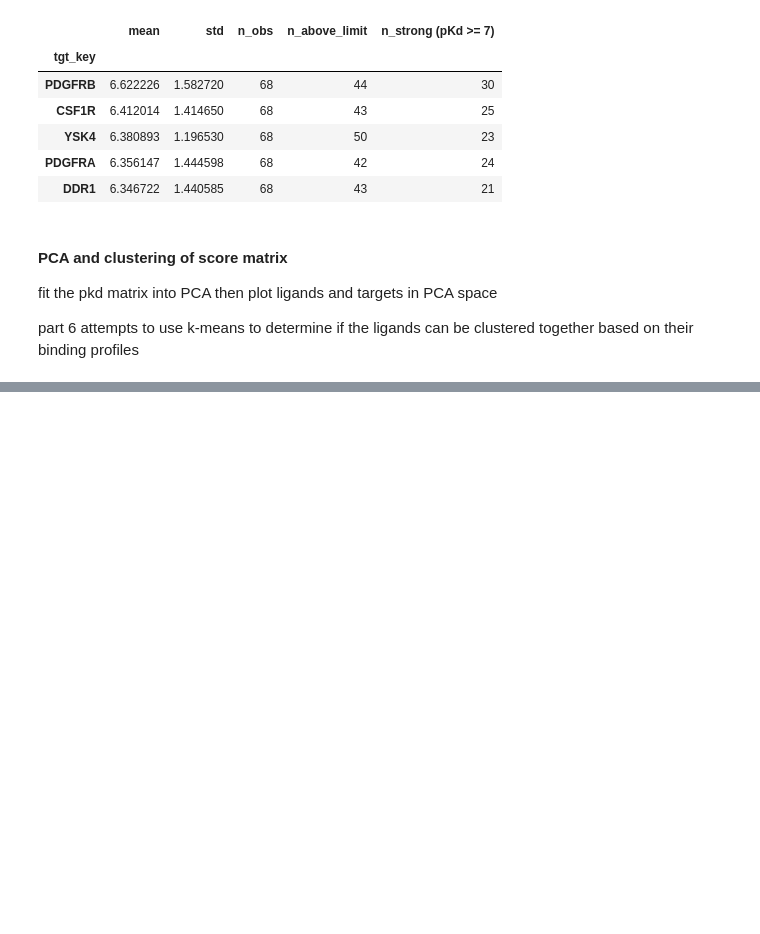
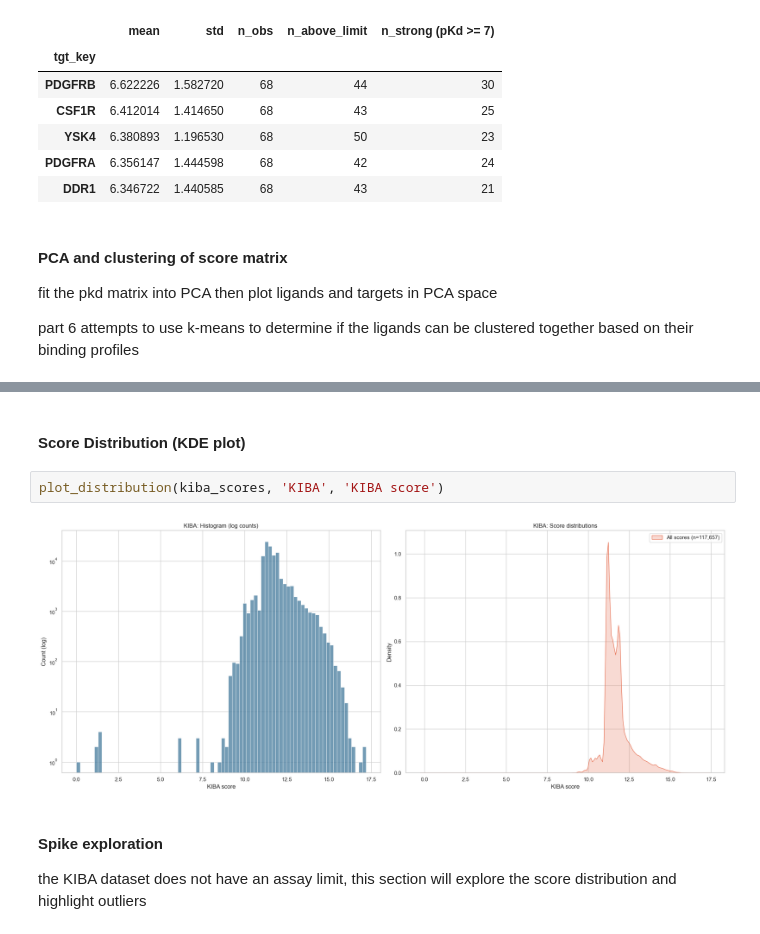
Before and after one commit to Dangomimikyu/SC4020-DataMining, a Jupyter notebook: Project 2/Source/Task1.ipynb, the cells around one changed output, grey strips where cells are left out. Drawn from its saved outputs; the diff is of its cells as text; blank space fills up the shorter version.

```diff
--- a/Project 2/Source/Task1.ipynb
+++ b/Project 2/Source/Task1.ipynb
@@ -1031,0 +1106,9 @@ K-means silhouette scores: {2: np.float64(0.336), 3: np.float64(0.325), 4: np.fl
+# %% [markdown]
+#### Score Distribution (KDE plot)
+# %%
+plot_distribution(kiba_scores, 'KIBA', 'KIBA score')
+# %% [output]
+[figure, added]
+# %% [markdown]
+#### Spike exploration
+the KIBA dataset does not have an assay limit, this section will explore the score distribution and highlight outliers
```
Also changed, not shown: parts of 26 cells of this notebook, 3 other files.
